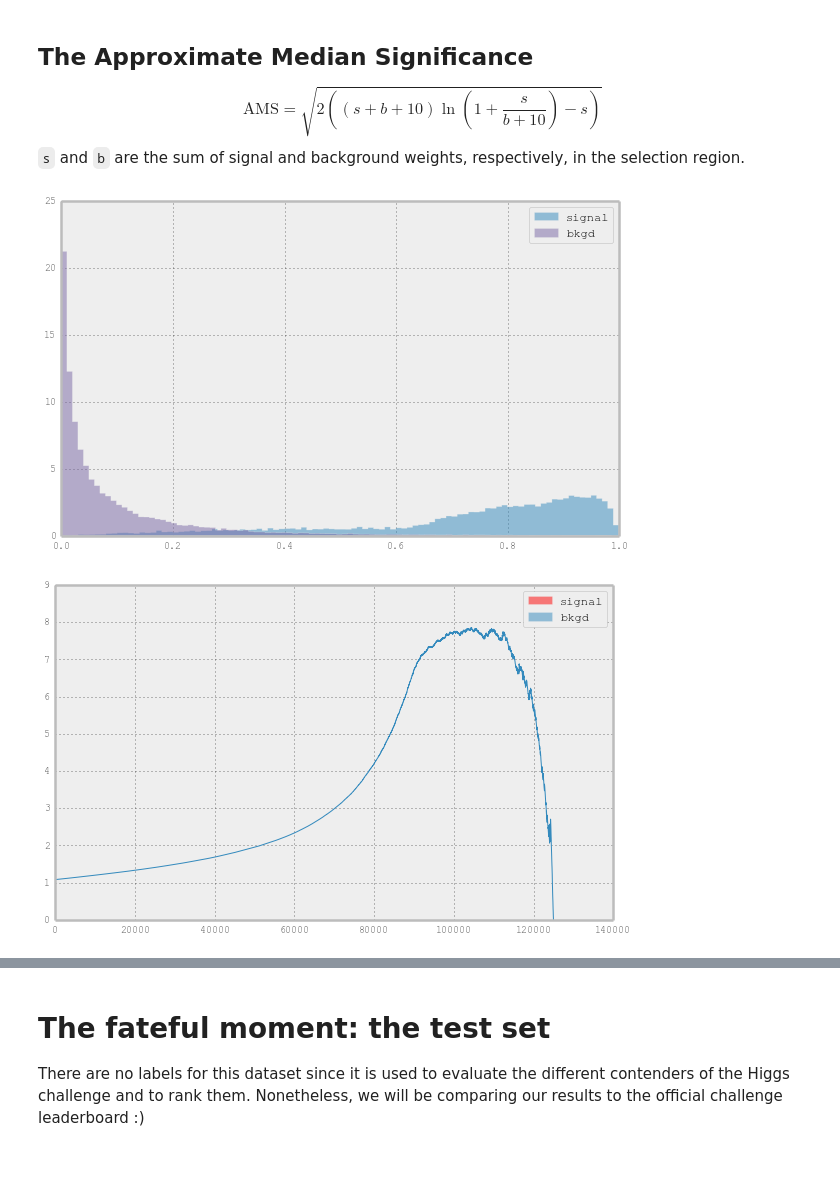
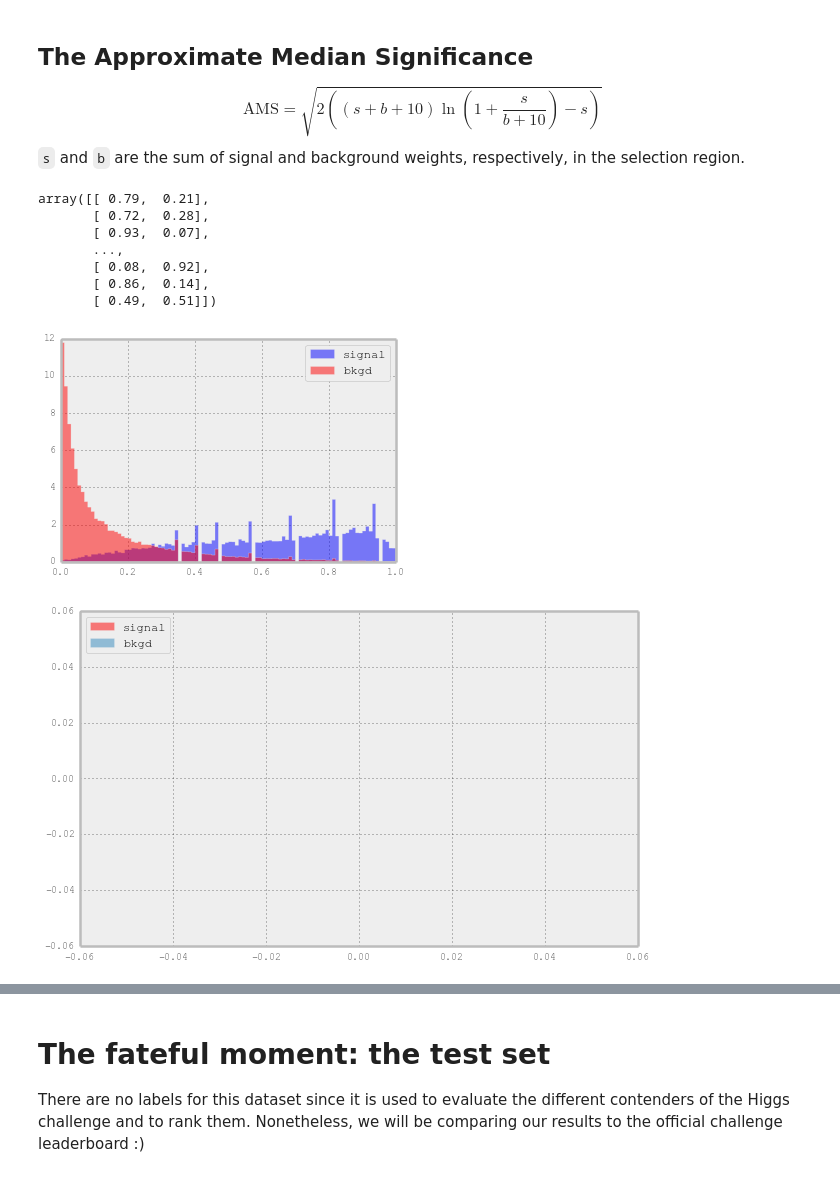
Before and after one commit to Djabbz/SOS14_practical_session, a Jupyter notebook: SOS.ipynb, the cells around one changed output, grey strips where cells are left out. Saved outputs shown, nothing was run; the diff lists cells and outputs as text; code cells hidden in the pictures.

```diff
--- a/SOS.ipynb
+++ b/SOS.ipynb
@@ -136,9 +141,9 @@ help(ens.RandomForestClassifier)
 # %%
 random_forest_weighted = SOS.load_model('rf_1000.pickle')
 # %%
-# random_forest_weighted = ens.RandomForestClassifier(n_estimators=1000, max_depth=None).fit(train_X, train_Y, sample_weight=train_W.values) #, sample_weight=train_W
+random_forest_bad = ens.RandomForestClassifier(n_estimators=100, max_depth=None).fit(train_X, train_Y, sample_weight=train_W.values) #, sample_weight=train_W
 # %%
 # SOS.save_model(random_forest_weighted, 'rf_1000.pickle')
 # %%
-SOS.learning_curve_plot({'RandomForest': random_forest_weighted}, train_X, train_Y, valid_X, valid_Y, log_scale=False)
+SOS.learning_curve_plot({'RandomForest1000': random_forest_weighted, 'RandomForest100': random_forest_bad}, train_X, train_Y, valid_X, valid_Y, log_scale=False, weights=valid_W.values)
 # %% [output]
@@ -151,6 +156,6 @@ $$
 $$
 `s` and `b` are the sum of signal and background weights, respectively, in the selection region.
 # %%
-valid_scores = random_forest_weighted.predict_proba(valid_X)
+valid_scores = random_forest_bad.predict_proba(valid_X)
 # %%
 _, _, W = train_data.get_data_fold('valid', normed_weights=False)
@@ -157,5 +163,15 @@ _, _, W = train_data.get_data_fold('valid', normed_weights=False)
+# %%
+valid_scores
+# %% [output]
+array([[ 0.79,  0.21],
+       [ 0.72,  0.28],
+       [ 0.93,  0.07],
+       ...,
+       [ 0.08,  0.92],
+       [ 0.86,  0.14],
+       [ 0.49,  0.51]])
 # %%
 # the options by default are (bins=100, normed=True, histtype='stepfilled')
 SOS.hist_scores(valid_scores, valid_Y.values, weights=W.values)
 # %% [output]
-[figure, old version]
+[figure, new version]
@@ -164,8 +178,8 @@ weight_factor = float(train_data.shape[0]) / valid_X.shape[0]
 # %%
 # the options by default are (bins=100, normed=True, ln=True, plot_ams=False)
-SOS.hist_scores_log(valid_scores, valid_Y.values, weights=W.values, plot_ams=True, weight_factor=weight_factor)
+SOS.hist_scores_log(valid_scores, valid_Y.values, weights=W.values, plot_ams=False, weight_factor=weight_factor)
 # %% [output]
-[figure, old version]
+[figure, new version]
 # %%
 SOS.plot_AMS(valid_scores, valid_Y.values, W.values, weight_factor)
 # %% [output]
```
Also changed, not shown: parts of 9 cells of this notebook, 3 other files.
